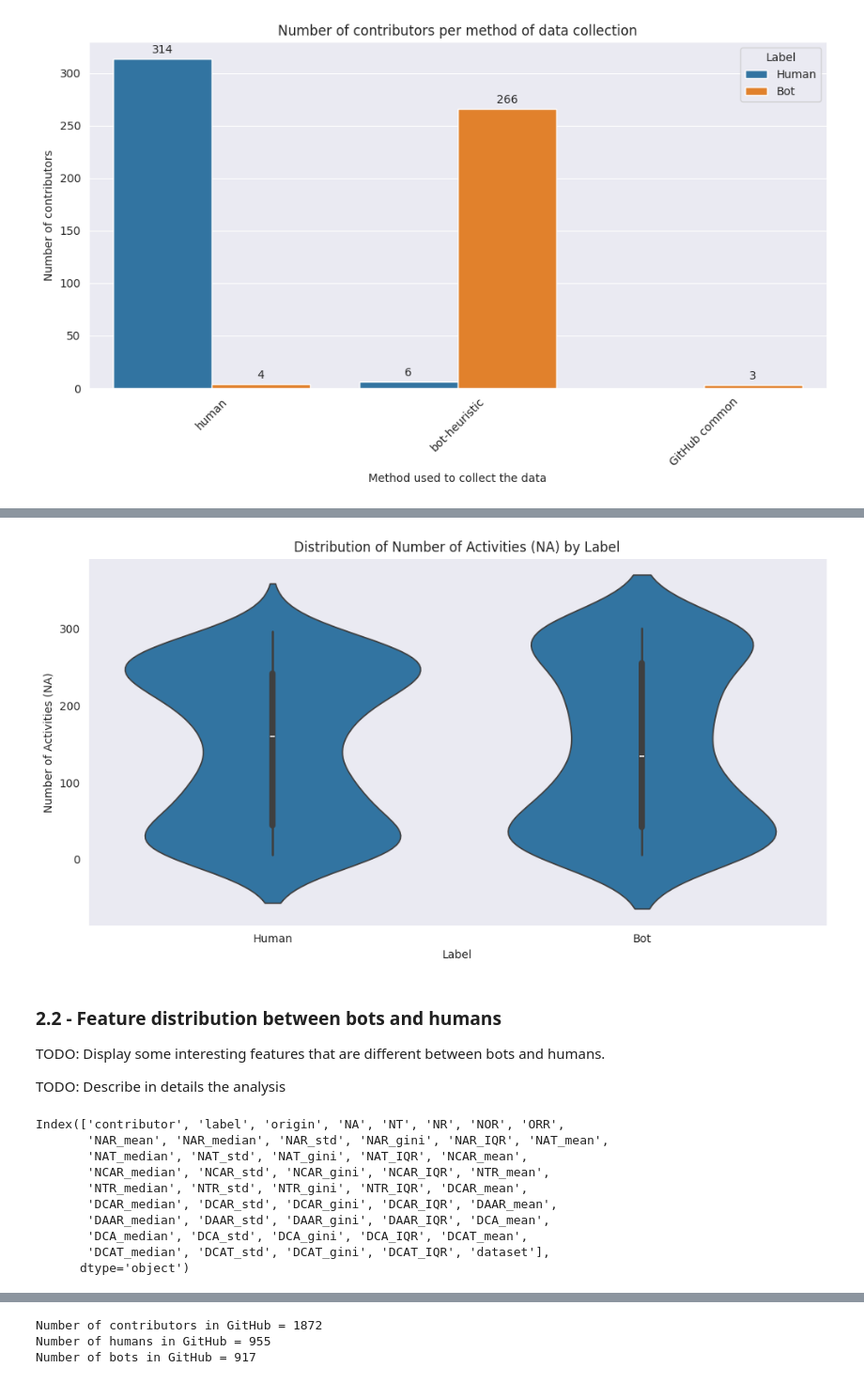
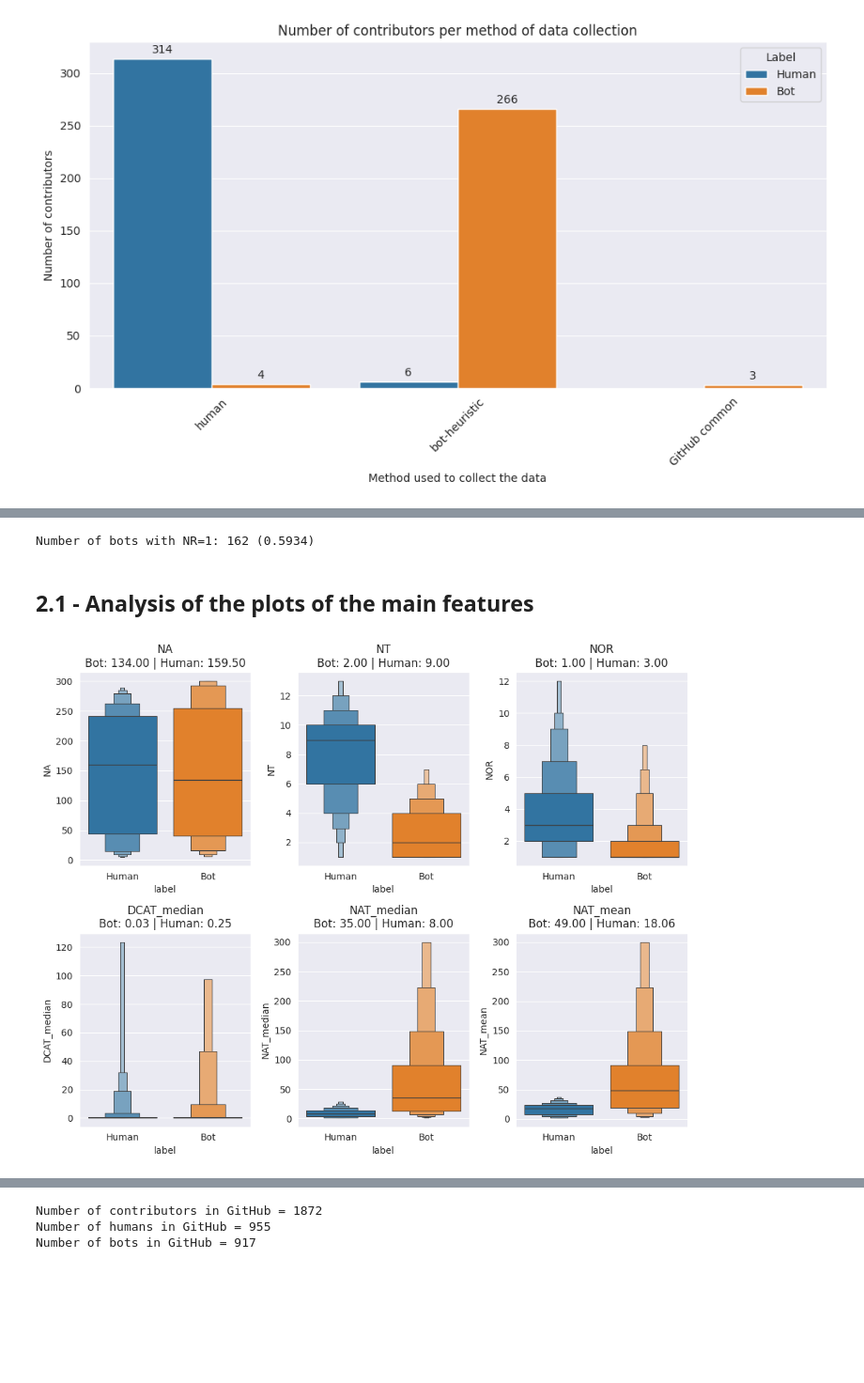
Before and after one commit to MrRose765/GitLab-Bot-identification, a Jupyter notebook: src/notebooks/gitlab/dataset_analysis.ipynb, the cells around one changed output, grey strips where cells are left out. Shown at 94% size. Saved outputs shown, nothing was run; the diff lists cells and outputs as text; code cells hidden in the pictures; blank space fills up the shorter version.

Commit message:
GitLab dataset analysis with statistical tests

```diff
--- a/src/notebooks/gitlab/dataset_analysis.ipynb
+++ b/src/notebooks/gitlab/dataset_analysis.ipynb
@@ -77,28 +66,23 @@ Both groups have peaks around 250 activities and 30 activities.
-# %%
-plt.figure(figsize=(12, 6))
-sns.violinplot(x='label', y='NA', data=glmap_features)
-plt.title('Distribution of Number of Activities (NA) by Label')
-plt.xlabel('Label')
-plt.ylabel('Number of Activities (NA)')
-plt.grid(axis='y')
-plt.show()
-# %% [output]
-[figure, removed]
-# %% [markdown]
-### 2.2 - Feature distribution between bots and humans
-TODO: Display some interesting features that are different between bots and humans.
-
-TODO: Describe in details the analysis
-# %%
-print(glmap_features.columns)
-# %% [output]
-Index(['contributor', 'label', 'origin', 'NA', 'NT', 'NR', 'NOR', 'ORR',
-       'NAR_mean', 'NAR_median', 'NAR_std', 'NAR_gini', 'NAR_IQR', 'NAT_mean',
-       'NAT_median', 'NAT_std', 'NAT_gini', 'NAT_IQR', 'NCAR_mean',
-       'NCAR_median', 'NCAR_std', 'NCAR_gini', 'NCAR_IQR', 'NTR_mean',
-       'NTR_median', 'NTR_std', 'NTR_gini', 'NTR_IQR', 'DCAR_mean',
-       'DCAR_median', 'DCAR_std', 'DCAR_gini', 'DCAR_IQR', 'DAAR_mean',
-       'DAAR_median', 'DAAR_std', 'DAAR_gini', 'DAAR_IQR', 'DCA_mean',
-       'DCA_median', 'DCA_std', 'DCA_gini', 'DCA_IQR', 'DCAT_mean',
-       'DCAT_median', 'DCAT_std', 'DCAT_gini', 'DCAT_IQR', 'dataset'],
-      dtype='object')
+# %%
+print(f"Number of bots with NR=1: {len(glmap_features_bots[glmap_features_bots['NR'] == 1])} ({len(glmap_features_bots[glmap_features_bots['NR'] == 1]) / len(glmap_features_bots):.4f})")
+# %% [output]
+Number of bots with NR=1: 162 (0.5934)
+# %% [markdown]
+## 2.1 - Analysis of the plots of the main features
+# %%
+fig, axes = plt.subplots(2, 3, figsize=(10, 8))
+for i, col in enumerate(important_features):
+    ax = axes[i//3, i%3]
+    sns.boxenplot(x='label', y=col, data=glmap_features, ax=ax, showfliers=False, hue='label')
+
+    # Compute medians
+    medians = glmap_features.groupby('label')[col].median()
+    median_text = ' | '.join([f'{label}: {median:.2f}' for label, median in medians.items()])
+
+    # Set title with median values
+    ax.set_title(f'{col}\n{median_text}')
+
+plt.tight_layout()
+plt.show()
+# %% [output]
+[figure, added]
```
Also changed, not shown: parts of 24 cells of this notebook, 1 other file.
